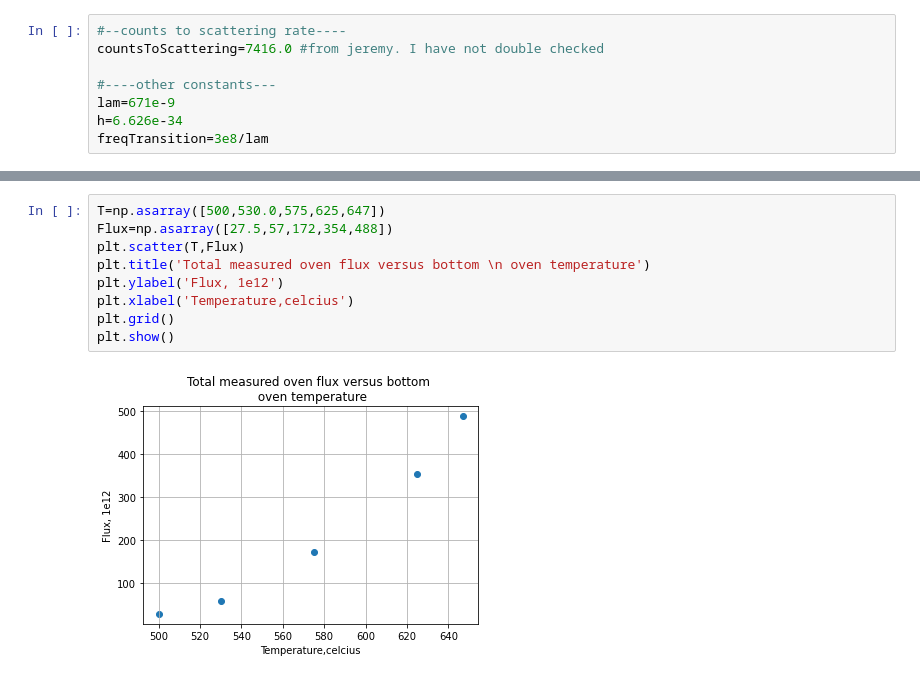
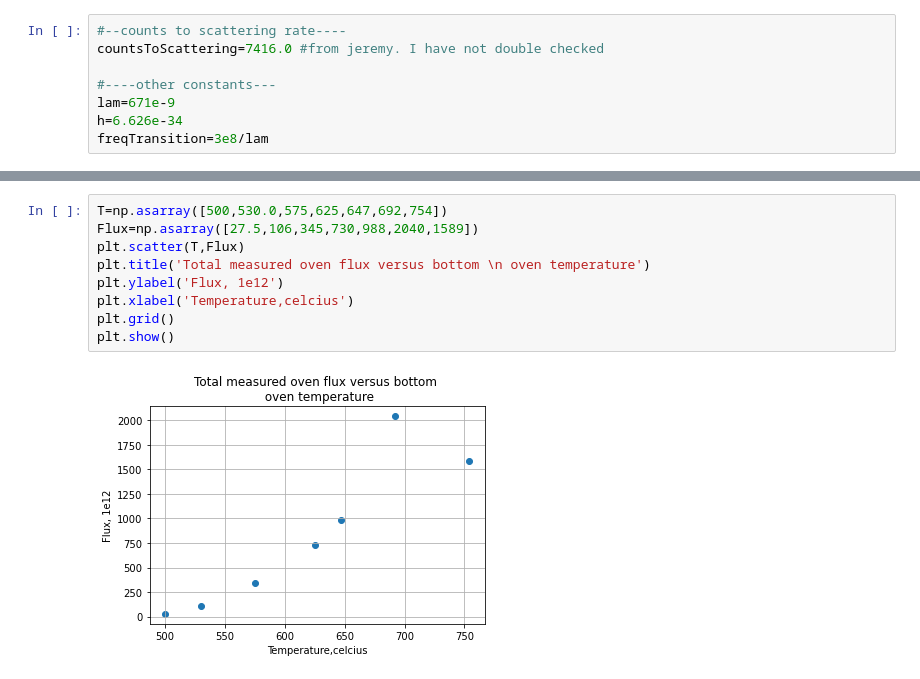
Before and after one commit to BillyTheKidPhysicist/pythonNotebooksAndTools, a Jupyter notebook: ovenFluxMeasure.ipynb, the cells around one changed output, grey strips where cells are left out. Cells and saved outputs as stored; diff of their text form.

```diff
--- a/ovenFluxMeasure.ipynb
+++ b/ovenFluxMeasure.ipynb
@@ -240,11 +245,11 @@ flux 25.0  1e12
 # %%
-T=np.asarray([500,530.0,575,625,647])
-Flux=np.asarray([27.5,57,172,354,488])
+T=np.asarray([500,530.0,575,625,647,692,754])
+Flux=np.asarray([27.5,106,345,730,988,2040,1589])
 plt.scatter(T,Flux)
 plt.title('Total measured oven flux versus bottom \n oven temperature')
 plt.ylabel('Flux, 1e12')
 plt.xlabel('Temperature,celcius')
 plt.grid()
 plt.show()
 # %% [output]
-[figure, old version]
+[figure, new version]
```
Also changed, not shown: parts of 9 cells of this notebook.
